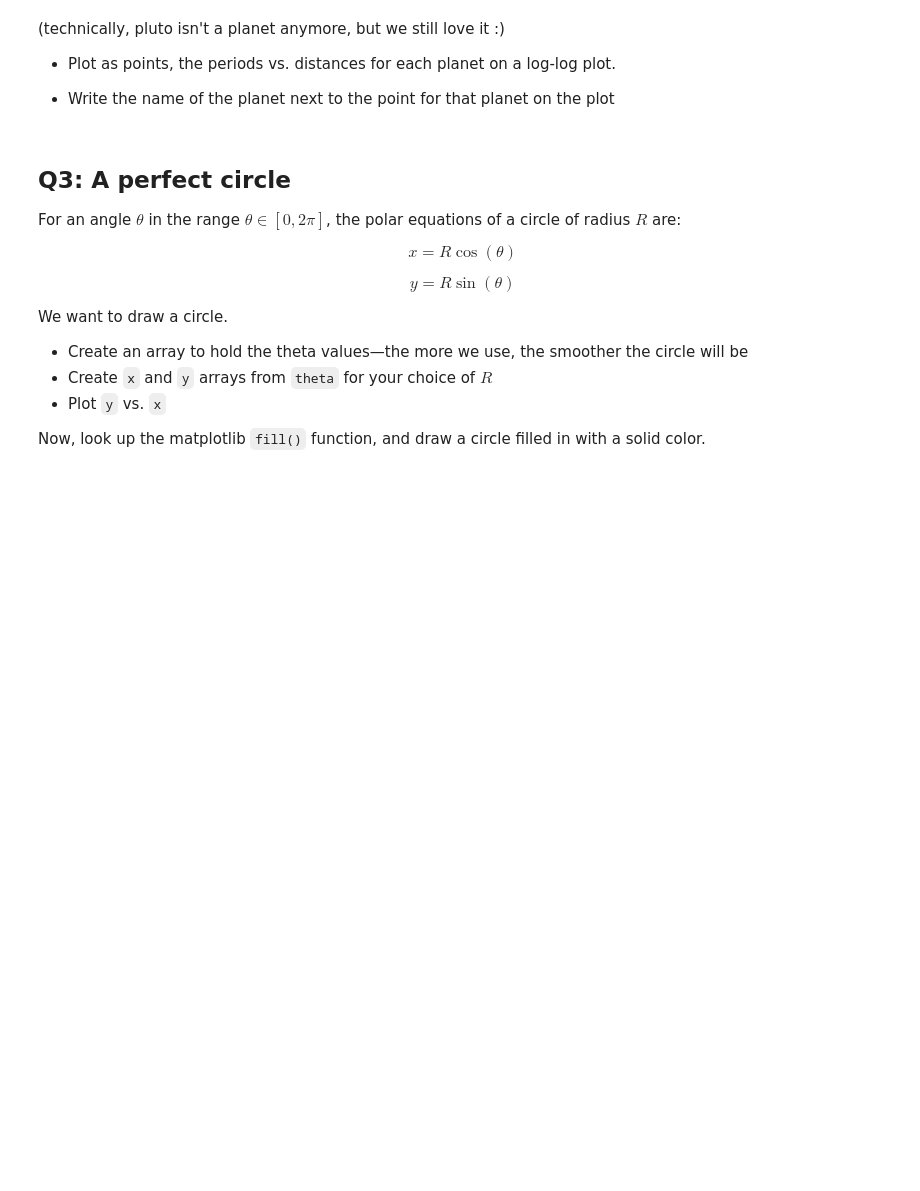
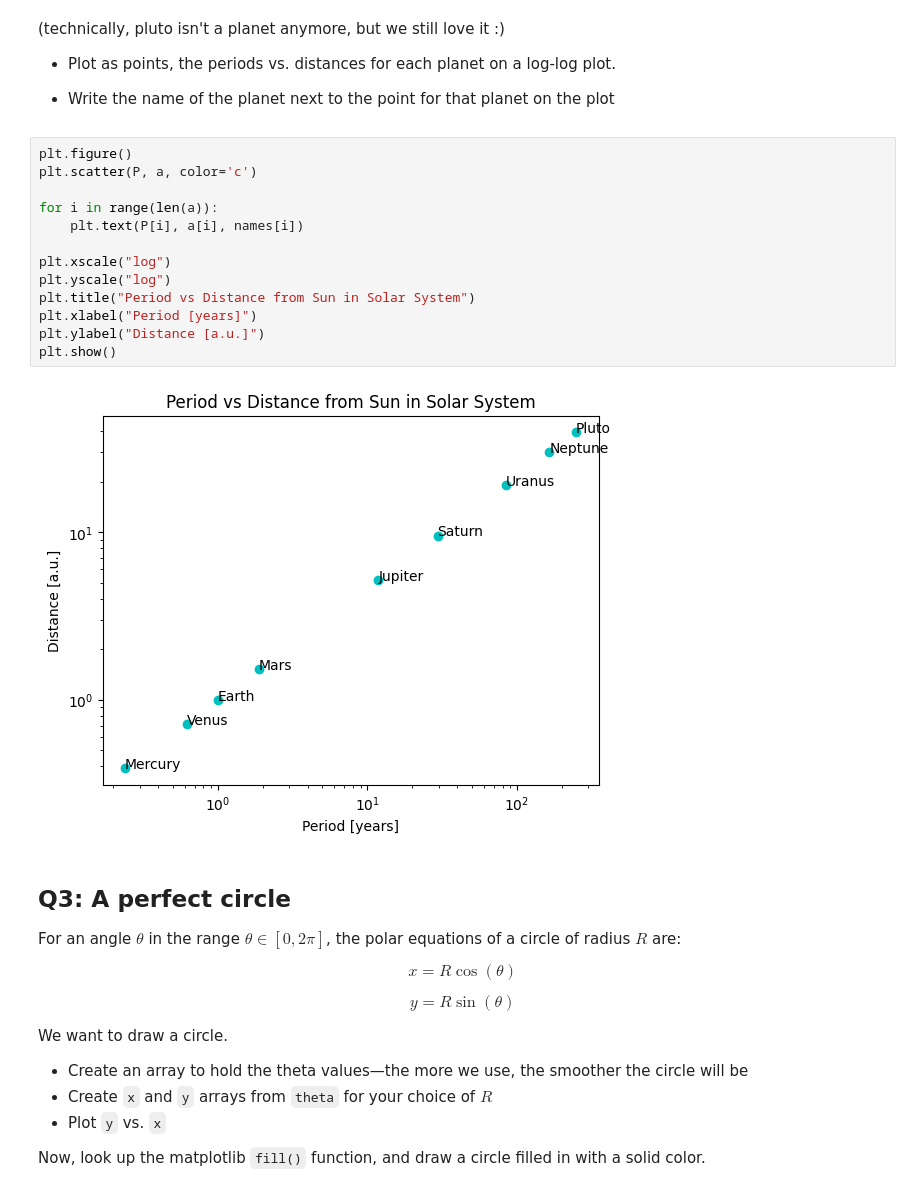
Before and after one commit to APozzi22/scientificcomputing_bicocca_2026, a Jupyter notebook: working/L03_matplotlib.ipynb, the cells around one changed output. Cells and saved outputs as stored; diff of their text form; blank space fills up the shorter version.

```diff
--- a/working/L03_matplotlib.ipynb
+++ b/working/L03_matplotlib.ipynb
@@ -28,6 +31,21 @@ names = ["Mercury", "Venus", "Earth", "Mars", "Jupiter", "Saturn",
   * Plot as points, the periods vs. distances for each planet on a log-log plot.
 
   * Write the name of the planet next to the point for that planet on the plot
+# %%
+plt.figure()
+plt.scatter(P, a, color='c')
+
+for i in range(len(a)):
+    plt.text(P[i], a[i], names[i])
+
+plt.xscale("log")
+plt.yscale("log")
+plt.title("Period vs Distance from Sun in Solar System")
+plt.xlabel("Period [years]")
+plt.ylabel("Distance [a.u.]")
+plt.show()
+# %% [output]
+[figure, added]
 # %% [markdown]
 ## Q3: A perfect circle
 
```
Also changed, not shown: parts of 8 cells of this notebook, 1 other file.
